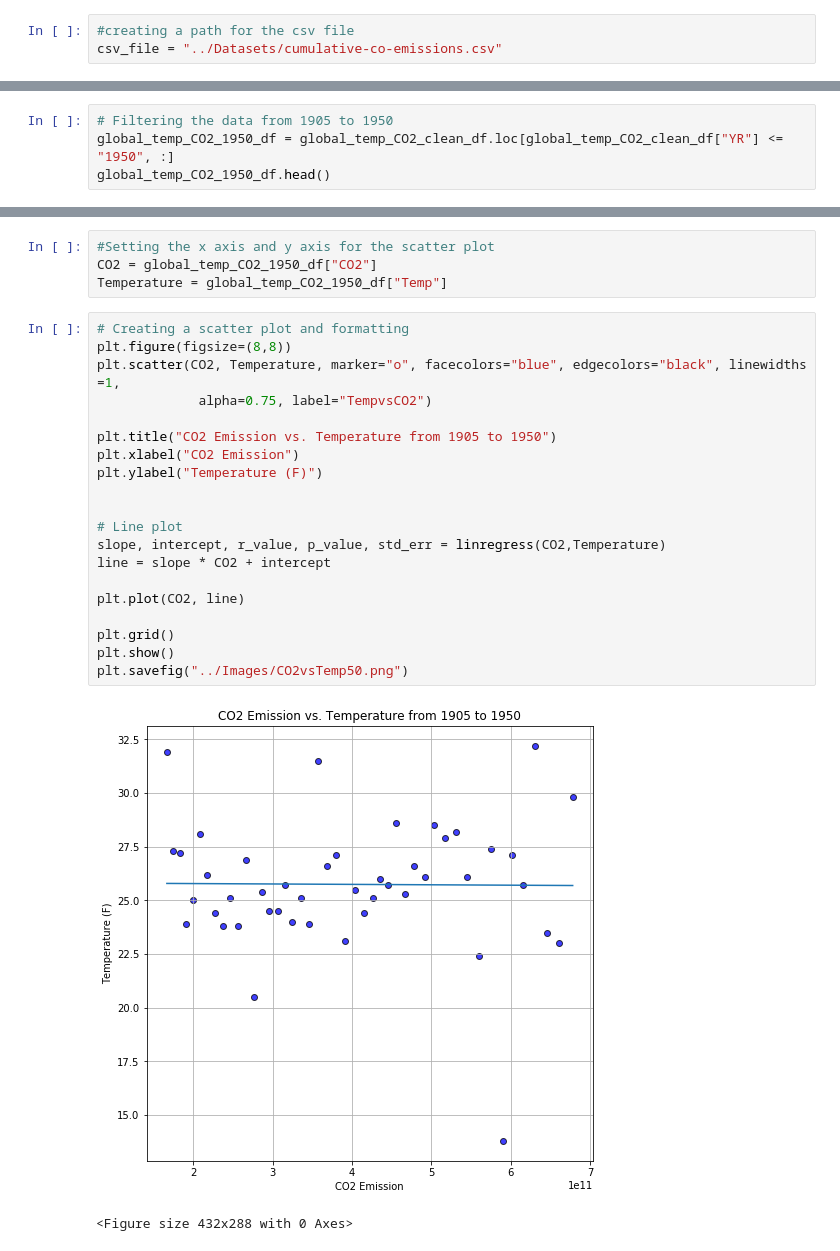
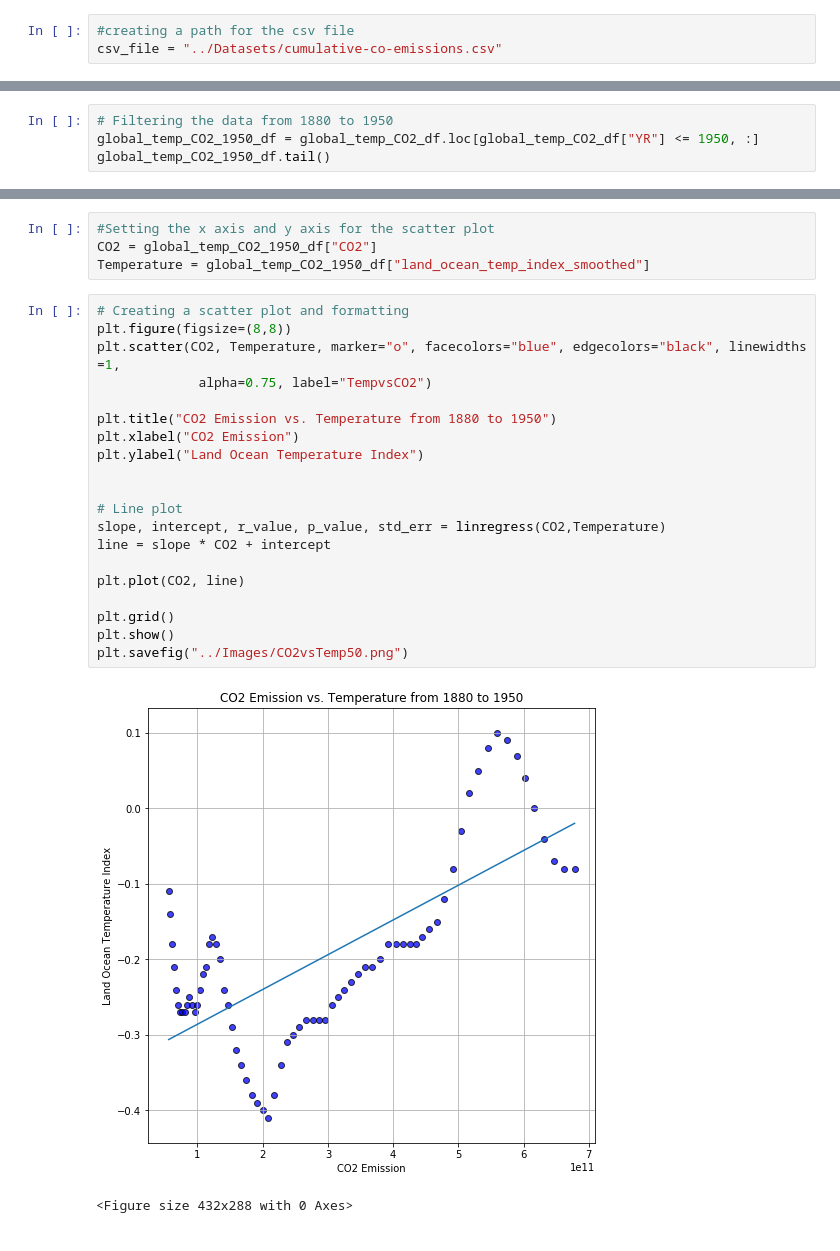
Before and after one commit to sofiacavallo/project1_team4, a Jupyter notebook: Data Analysis/Temperature vs Emission ScatterPlot .ipynb, the cells around one changed output, grey strips where cells are left out. Saved outputs shown, nothing was run; the diff lists cells and outputs as text.

```diff
--- a/Data Analysis/Temperature vs Emission ScatterPlot .ipynb
+++ b/Data Analysis/Temperature vs Emission ScatterPlot .ipynb
@@ -48,5 +30,5 @@ dtype: int64
 # %%
-# Filtering the data from 1905 to 1950
-global_temp_CO2_1950_df = global_temp_CO2_clean_df.loc[global_temp_CO2_clean_df["YR"] <= "1950", :]
-global_temp_CO2_1950_df.head()
+# Filtering the data from 1880 to 1950
+global_temp_CO2_1950_df = global_temp_CO2_df.loc[global_temp_CO2_df["YR"] <= 1950, :]
+global_temp_CO2_1950_df.tail()
 # %% [output]
@@ -59,29 +41,29 @@ global_temp_CO2_1950_df.head()
 # %%
 #Setting the x axis and y axis for the scatter plot
 CO2 = global_temp_CO2_1950_df["CO2"]
-Temperature = global_temp_CO2_1950_df["Temp"]
+Temperature = global_temp_CO2_1950_df["land_ocean_temp_index_smoothed"]
 # %%
 # Creating a scatter plot and formatting
 plt.figure(figsize=(8,8))
 plt.scatter(CO2, Temperature, marker="o", facecolors="blue", edgecolors="black", linewidths =1,
              alpha=0.75, label="TempvsCO2")
 
-plt.title("CO2 Emission vs. Temperature from 1905 to 1950")
+plt.title("CO2 Emission vs. Temperature from 1880 to 1950")
 plt.xlabel("CO2 Emission")
-plt.ylabel("Temperature (F)")
+plt.ylabel("Land Ocean Temperature Index")
 
 
 # Line plot
 slope, intercept, r_value, p_value, std_err = linregress(CO2,Temperature)
 line = slope * CO2 + intercept
 
 plt.plot(CO2, line)
 
 plt.grid()
 plt.show()
 plt.savefig("../Images/CO2vsTemp50.png")
 # %% [output]
-[figure, old version]
+[figure, new version]
 <Figure size 432x288 with 0 Axes>
 # %%
 linregress(CO2, Temperature)
```
Also changed, not shown: parts of 13 cells of this notebook, 1 other file.
